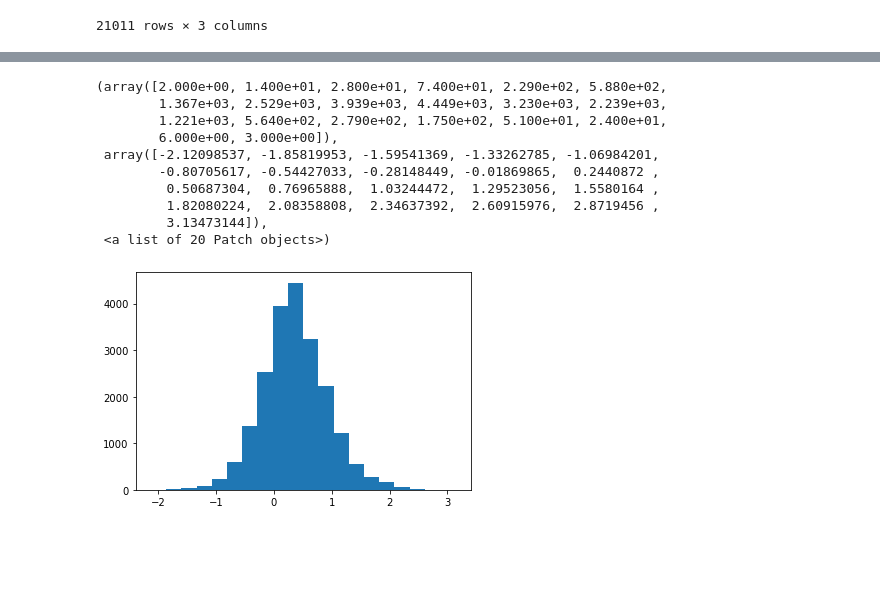
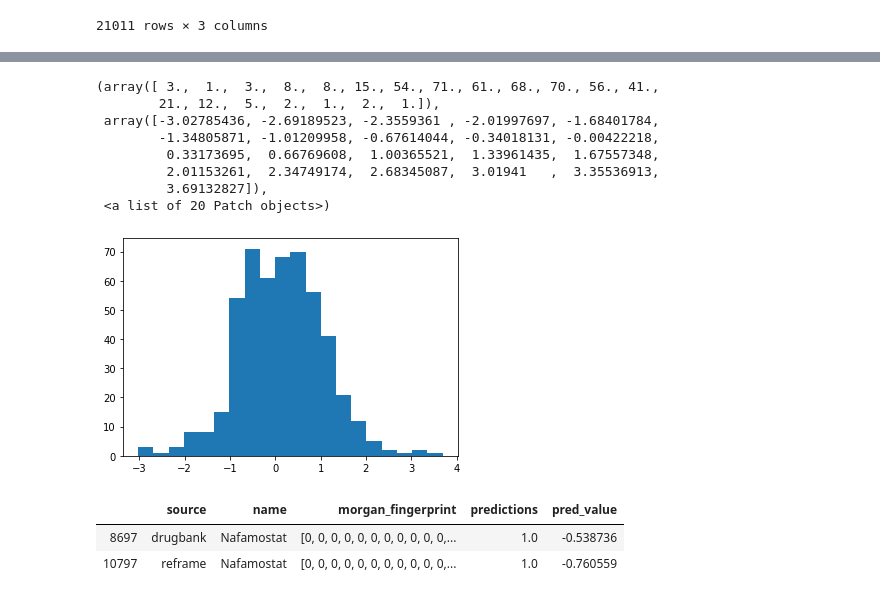
Before and after one commit to srensi/tmprss2, a Jupyter notebook: 20200525_TMPRSS2_SVM.ipynb, the cells around one changed output, grey strips where cells are left out. Cells and saved outputs as stored; diff of their text form; code cells hidden in the pictures; blank space fills up the shorter version.

```diff
--- a/20200525_TMPRSS2_SVM.ipynb
+++ b/20200525_TMPRSS2_SVM.ipynb
@@ -55,5 +129,7 @@ X_test = np.stack(screening_data.morgan_fingerprint)
 # %%
 #split training and testing data for each dataset
-train_X, test_X, train_y, test_y = train_test_split(X_assays, y_assays, test_size=0.2)
+y_assays_logKi = np.log10(assays.acvalue_scaled_to_tmprss2.fillna(assays.acvalue_target))
+
+train_X, test_X, train_y, test_y = train_test_split(X_assays, y_assays_logKi, test_size=0.2)
 # %%
 # Use SKLearn GridSearch CV function to identify optimal C parameter for SVM regression (training set)
@@ -85,9 +165,8 @@ SVR RMSE:1.3513823503698492
 # %%
 #SKLearn C parameter optimization
-
-Cs = np.logspace(-6, -1, 10)
+Cs = np.logspace(-6, 2, 16)
 clf_full = GridSearchCV(estimator=LinearSVR(random_state=0, tol=1e-5), param_grid=dict(C=Cs), n_jobs=-1)
-clf_full.fit(X_assays, y_assays)
+clf_full.fit(X_assays, y_assays_logKi)
 c_param_full = clf_full.best_estimator_.C
 # %%
 c_param_full
@@ -96,6 +175,7 @@ c_param_full
 # %%
 #Run regressor (trained on full dataset)
+test_compounds = np.stack(active_screening_compounds.morgan_fingerprint)
 
 svmReg_full = make_pipeline(StandardScaler(), LinearSVR(random_state=0, tol=1e-5, C=c_param_full))
-svmReg_full.fit(X_assays, y_assays)
-pred_values = svmReg_full.predict(X_test)
+svmReg_full.fit(X_assays, y_assays_logKi)
+pred_values = svmReg_full.predict(test_compounds)
@@ -143,0 +182,3 @@ Text(0.5, 1.0, 'SVM Validation Data')
+# %%
+active_screening_compounds['pred_value'] = pred_values
+active_screening_compounds.sort_values(by='pred_value').head(20)
@@ -144,14 +203,19 @@ Text(0.5, 1.0, 'SVM Validation Data')
 # %%
-plt.hist(pred_values_sorted, bins = 20)
+plt.hist(active_screening_compounds.pred_value, bins = 20)
 # %% [output]
-(array([2.000e+00, 1.400e+01, 2.800e+01, 7.400e+01, 2.290e+02, 5.880e+02,
-        1.367e+03, 2.529e+03, 3.939e+03, 4.449e+03, 3.230e+03, 2.239e+03,
-        1.221e+03, 5.640e+02, 2.790e+02, 1.750e+02, 5.100e+01, 2.400e+01,
-        6.000e+00, 3.000e+00]),
- array([-2.12098537, -1.85819953, -1.59541369, -1.33262785, -1.06984201,
-        -0.80705617, -0.54427033, -0.28148449, -0.01869865,  0.2440872 ,
-         0.50687304,  0.76965888,  1.03244472,  1.29523056,  1.5580164 ,
-         1.82080224,  2.08358808,  2.34637392,  2.60915976,  2.8719456 ,
-         3.13473144]),
+(array([ 3.,  1.,  3.,  8.,  8., 15., 54., 71., 61., 68., 70., 56., 41.,
+        21., 12.,  5.,  2.,  1.,  2.,  1.]),
+ array([-3.02785436, -2.69189523, -2.3559361 , -2.01997697, -1.68401784,
+        -1.34805871, -1.01209958, -0.67614044, -0.34018131, -0.00422218,
+         0.33173695,  0.66769608,  1.00365521,  1.33961435,  1.67557348,
+         2.01153261,  2.34749174,  2.68345087,  3.01941   ,  3.35536913,
+         3.69132827]),
  <a list of 20 Patch objects>)
-[figure, old version]
+[figure, new version]
+# %%
+i=active_screening_compounds[active_screening_compounds['name']=='Nafamostat']
+i
+# %% [output]
+|  | source | name | morgan_fingerprint | predictions | pred_value |
+| 8697 | drugbank | Nafamostat | [0, 0, 0, 0, 0, 0, 0, 0, 0, 0, 0,... | 1.0 | -0.538736 |
+| 10797 | reframe | Nafamostat | [0, 0, 0, 0, 0, 0, 0, 0, 0, 0, 0,... | 1.0 | -0.760559 |
```
Also changed, not shown: parts of 21 cells of this notebook.
